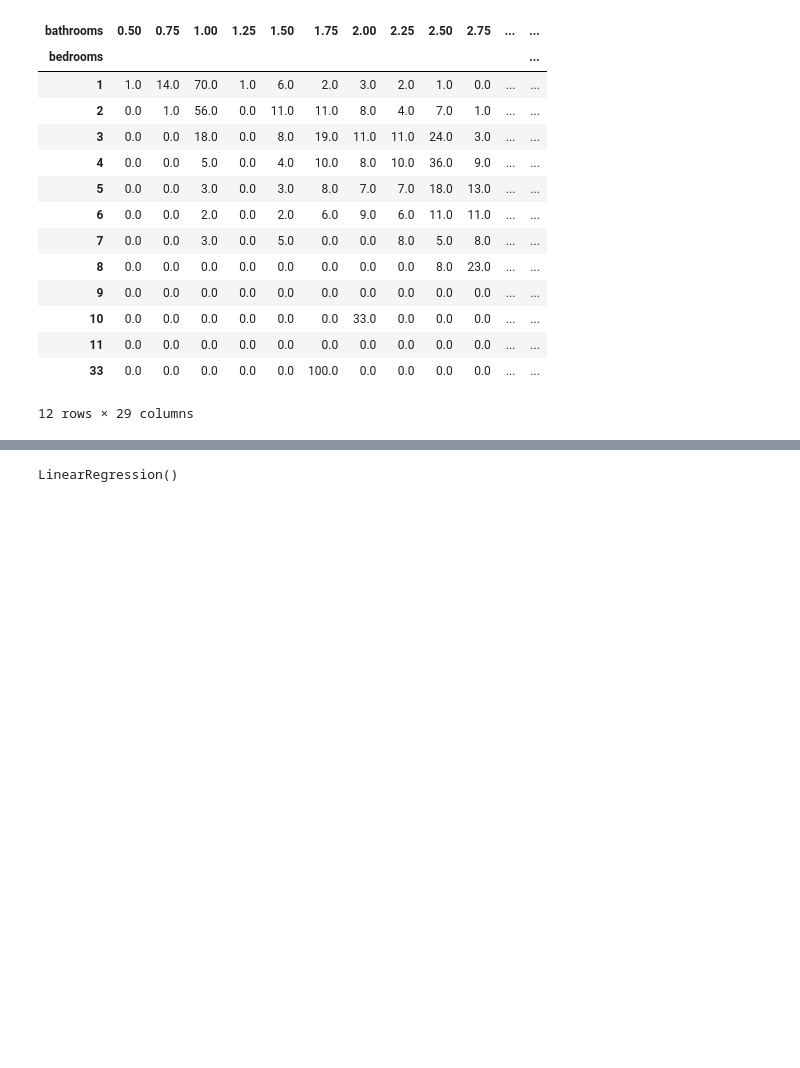
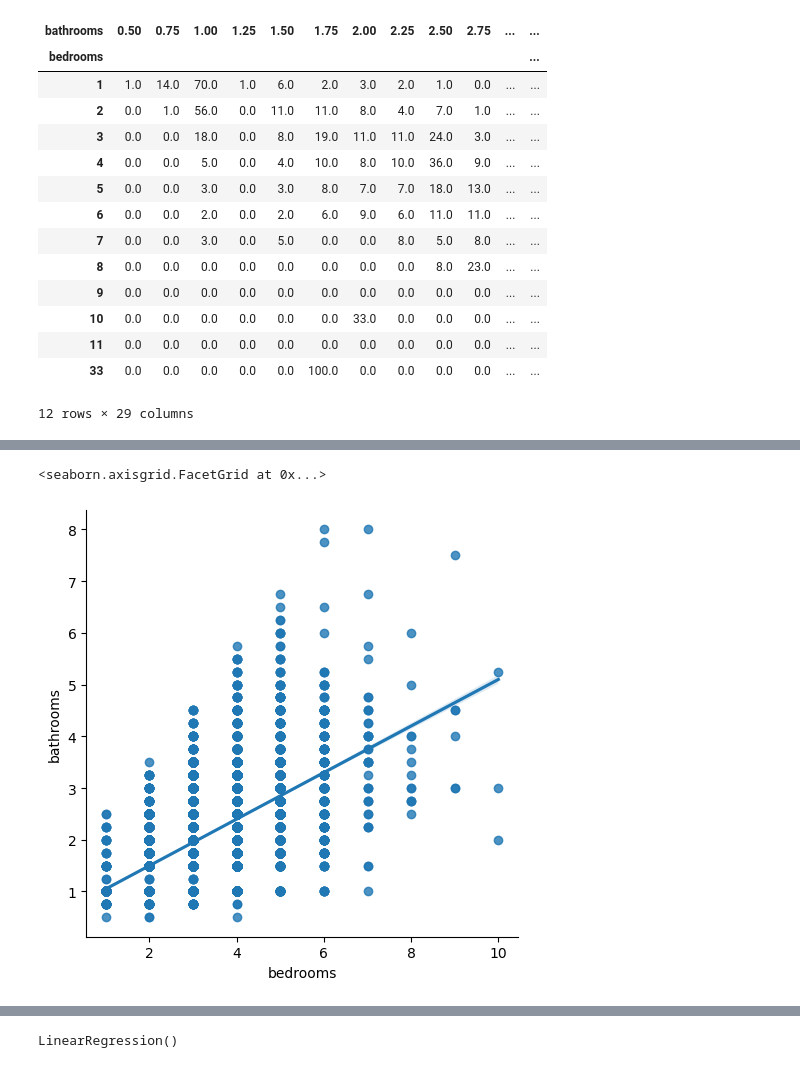
Before and after one commit to chandlershortlidge/mini-project-dsai-ml-regression, a Jupyter notebook: main.ipynb, the cells around one changed output, grey strips where cells are left out. Cells and saved outputs as stored; diff of their text form; code cells hidden in the pictures; blank space fills up the shorter version.

```diff
--- a/main.ipynb
+++ b/main.ipynb
@@ -406,6 +411,8 @@ crosstab
 # %%
-sns.regplot(x="bedrooms",
-            y="bathrooms",
-            data=data_cleaned)
+sns.lmplot(data=data_cleaned[data_cleaned["bedrooms"] <= 10],
+           x="bedrooms", y="bathrooms")
+# %% [output]
+<seaborn.axisgrid.FacetGrid at 0x...>
+[figure, added]
 # %%
 data_cleaned["bedroom_x_bathroom"] =
```
Also changed, not shown: parts of 4 cells of this notebook.
